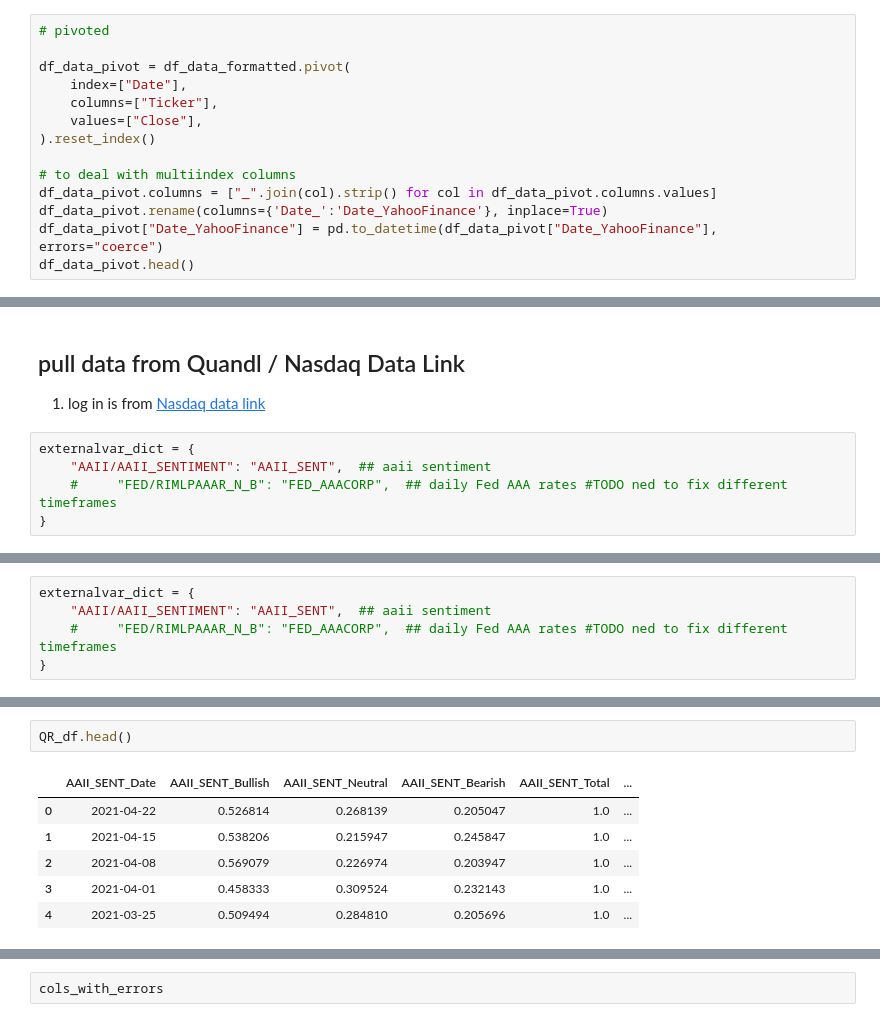
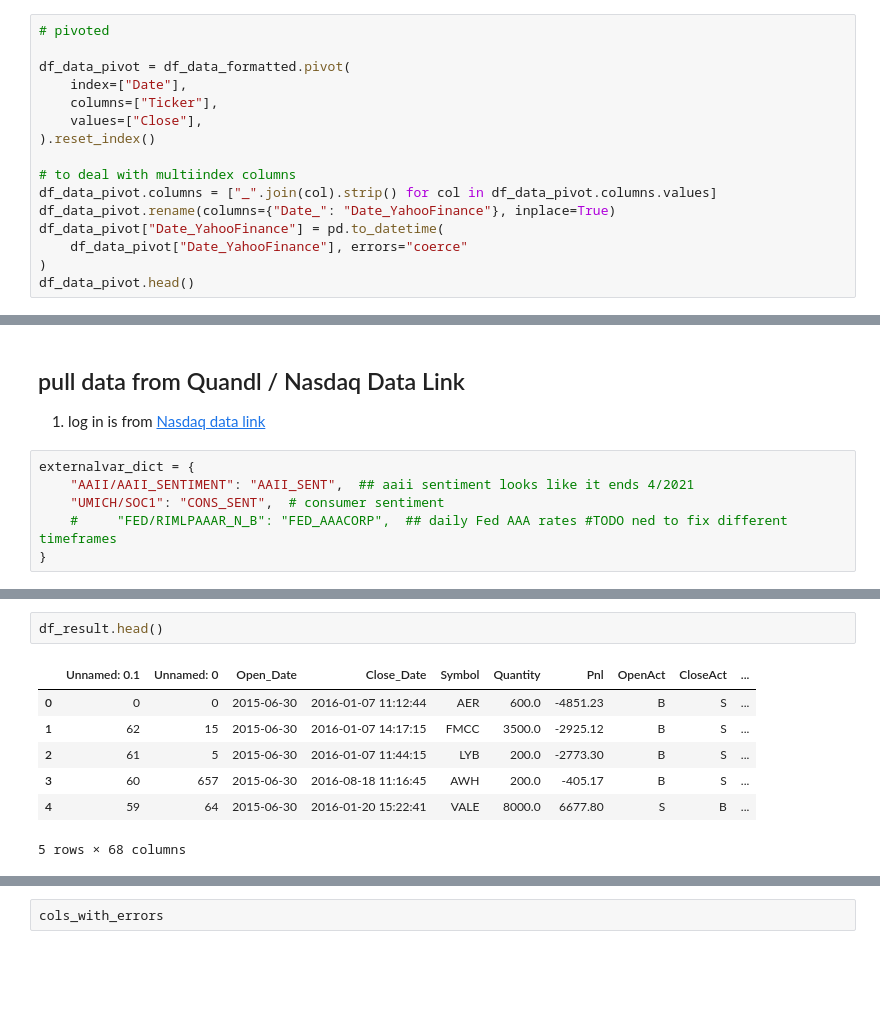
Before and after one commit to sws144/quant-trading, a Jupyter notebook: P1-AnalyzeTrades/P1-AnalyzeTrades_c_add_attr2.ipynb, the cells around one changed output, grey strips where cells are left out. Cells and saved outputs as stored; diff of their text form; blank space fills up the shorter version.

```diff
--- a/P1-AnalyzeTrades/P1-AnalyzeTrades_c_add_attr2.ipynb
+++ b/P1-AnalyzeTrades/P1-AnalyzeTrades_c_add_attr2.ipynb
@@ -87,8 +89,10 @@ df_data_pivot = df_data_formatted.pivot(
 
 # to deal with multiindex columns
 df_data_pivot.columns = ["_".join(col).strip() for col in df_data_pivot.columns.values]
-df_data_pivot.rename(columns={'Date_':'Date_YahooFinance'}, inplace=True)
-df_data_pivot["Date_YahooFinance"] = pd.to_datetime(df_data_pivot["Date_YahooFinance"], errors="coerce")
+df_data_pivot.rename(columns={"Date_": "Date_YahooFinance"}, inplace=True)
+df_data_pivot["Date_YahooFinance"] = pd.to_datetime(
+    df_data_pivot["Date_YahooFinance"], errors="coerce"
+)
 df_data_pivot.head()
 # %% [output]
 |  | Date_YahooFinance | Close_^GSPC | Close_^VIX |
@@ -153,7 +157,8 @@ for symbol in tickers:
 1. log in is from [Nasdaq data link](https://docs.data.nasdaq.com/docs/python-installation)
 # %%
 externalvar_dict = {
-    "AAII/AAII_SENTIMENT": "AAII_SENT",  ## aaii sentiment
+    "AAII/AAII_SENTIMENT": "AAII_SENT",  ## aaii sentiment looks like it ends 4/2021
+    "UMICH/SOC1": "CONS_SENT",  # consumer sentiment
     #     "FED/RIMLPAAAR_N_B": "FED_AAACORP",  ## daily Fed AAA rates #TODO ned to fix different timeframes
 }
 # %%
@@ -161,11 +167,6 @@ externalvar_dict = {
 
 # NASDAQ_DATA_LINK_API_KEY = var_dict["NASDAQ_DATA_LINK_API_KEY"]
 # data = nasdaqdatalink.get("AAII/AAII_SENTIMENT", start_date="2015-01-01", end_date="2030-12-31")
-# %%
-externalvar_dict = {
-    "AAII/AAII_SENTIMENT": "AAII_SENT",  ## aaii sentiment
-    #     "FED/RIMLPAAAR_N_B": "FED_AAACORP",  ## daily Fed AAA rates #TODO ned to fix different timeframes
-}
 # %%
 if reload_data:
 
@@ -219,14 +221,15 @@ else:
             direction="forward",
         )
 # %%
-QR_df.head()
+df_result.head()
 # %% [output]
-|  | AAII_SENT_Date | AAII_SENT_Bullish | AAII_SENT_Neutral | AAII_SENT_Bearish | AAII_SENT_Total | ... |
-| 0 | 2021-04-22 | 0.526814 | 0.268139 | 0.205047 | 1.0 | ... |
-| 1 | 2021-04-15 | 0.538206 | 0.215947 | 0.245847 | 1.0 | ... |
-| 2 | 2021-04-08 | 0.569079 | 0.226974 | 0.203947 | 1.0 | ... |
-| 3 | 2021-04-01 | 0.458333 | 0.309524 | 0.232143 | 1.0 | ... |
-| 4 | 2021-03-25 | 0.509494 | 0.284810 | 0.205696 | 1.0 | ... |
+|  | Unnamed: 0.1 | Unnamed: 0 | Open_Date | Close_Date | Symbol | Quantity | Pnl | OpenAct | CloseAct | ... |
+| 0 | 0 | 0 | 2015-06-30 | 2016-01-07 11:12:44 | AER | 600.0 | -4851.23 | B | S | ... |
+| 1 | 62 | 15 | 2015-06-30 | 2016-01-07 14:17:15 | FMCC | 3500.0 | -2925.12 | B | S | ... |
+| 2 | 61 | 5 | 2015-06-30 | 2016-01-07 11:44:15 | LYB | 200.0 | -2773.30 | B | S | ... |
+| 3 | 60 | 657 | 2015-06-30 | 2016-08-18 11:16:45 | AWH | 200.0 | -405.17 | B | S | ... |
+| 4 | 59 | 64 | 2015-06-30 | 2016-01-20 15:22:41 | VALE | 8000.0 | 6677.80 | S | B | ... |
+5 rows × 68 columns
 # %%
 cols_with_errors = []
 
```
Also changed, not shown: parts of 4 cells of this notebook, 3 other files.
